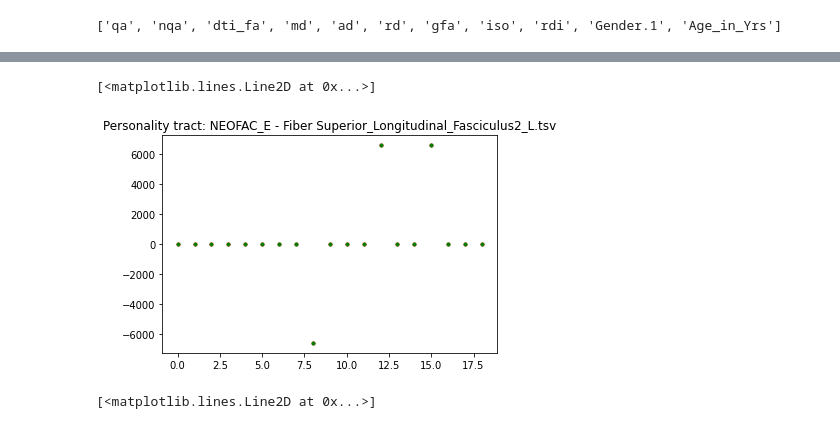
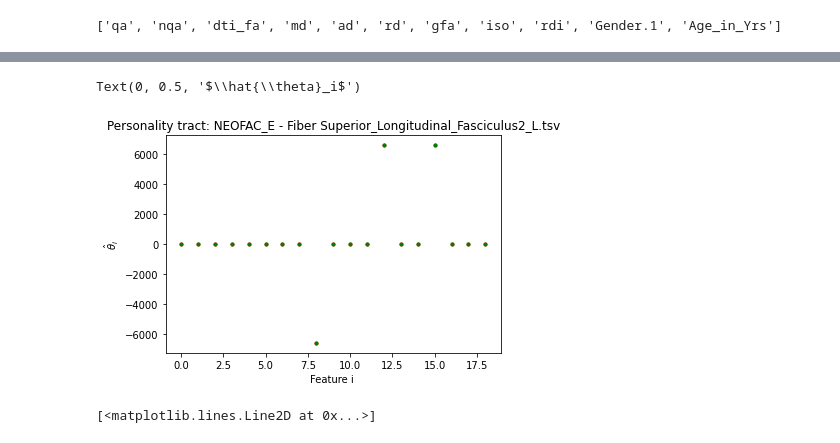
Before and after one commit to benedetta-mariani/BrainHack-Padova-2020, a Jupyter notebook: BrainHack_Padova.ipynb, the cells around one changed output, grey strips where cells are left out. Drawn from its saved outputs; the diff is of its cells as text; code cells hidden in the pictures.

```diff
--- a/BrainHack_Padova.ipynb
+++ b/BrainHack_Padova.ipynb
@@ -274,6 +284,8 @@ for r in range(len(files)):
     plt.figure()
     plt.title('Personality tract: %s - Fiber %s' %(t,f))
     plt.plot(model.coef_, 'r.')
+    plt.xlabel('Feature i ')
+    plt.ylabel(r'$\hat{\theta}_i$')
     plt.xticks(np.arange(0,len(col),1), labels = col)
 # %% [output]
 Tract Cingulum_Parahippocampal_R.tsv
@@ -293,6 +305,6 @@ print(col)
 # %% [output]
 ['qa', 'nqa', 'dti_fa', 'md', 'ad', 'rd', 'gfa', 'iso', 'rdi', 'Gender.1', 'Age_in_Yrs']
 # %%
-np.argsort(np.abs(model.coef_))[::-1]
-col[3], col[4], col[5]
+for r in np.argsort(np.abs(model.coef_))[::-1][:3]:
+  print(col[r])
 # %% [output]
@@ -320,0 +353,36 @@ plt.tight_layout()
+# %%
+import pandas as pd
+import numpy as np
+import matplotlib.pyplot as plt
+from sklearn import linear_model
+from mpl_toolkits.mplot3d import Axes3D
+
+x1 = Xnew[:,0]
+x2 = Xnew[:,1]
+x_pred = np.linspace(min(x1),max(x1), 50)
+y_pred = np.linspace(min(x2),max(x2), 50)
+xx_pred, yy_pred = np.meshgrid(x_pred, y_pred)
+model_viz = np.array([xx_pred.flatten(), yy_pred.flatten()]).T
+Y = y
+z = Y
+from sklearn import linear_model
+ols = linear_model.LinearRegression()
+model = ols.fit(Xnew[:,:2], Y)
+predicted = model.predict(model_viz)
+ypred = model.predict(Xnew[:,:2])
+fig = plt.figure(figsize = (20,6))
+ax1 = fig.add_subplot(131, projection='3d')
+ax1.plot(x1,x2, z, color='k', zorder=15, linestyle='none', marker='.', alpha=0.5)
+ax1.scatter(xx_pred.flatten(), yy_pred.flatten(), predicted, facecolor=(0,0,0,0), s=20, edgecolor='#70b3f0')
+ax1.locator_params(nbins=4, axis='x')
+ax1.set_xlabel('x1', fontsize=12)
+ax1.set_ylabel('x2', fontsize=12)
+ax1.set_zlabel('y', fontsize=12)
+ax1.locator_params(nbins=5, axis='x')
+
+for i in range(len(Xnew2)):
+  ax1.plot((Xnew2[i, 1+idx1], Xnew2[i, 1+idx1]),
+          (Xnew2[i, 1+idx2], Xnew2[i, 1+ idx2]),
+          (y[i], ypred[i]),
+          'k-', alpha=.5)
+ax1.view_init(elev=10, azim=250)
@@ -422,35 +511,37 @@ for r in range(len(files)):
     y = np.delete(y,idx2[0])
 
     X = np.array(X)
     Xnew = np.empty((X.shape[0]-1,X.shape[1]))
 
     for l in range(len(X[0])):
       Xnew[:,l] = np.delete(X[:,l], idx2[0])
 
     Xnew2 = sm2.add_constant(Xnew)
 
     model.fit(Xnew,y)
 
     theta_hat = ordinary_least_squares(Xnew2,y)
 
     y_hat = Xnew2 @ theta_hat
     ols = sm.OLS(y, Xnew2).fit()
 
 
 
     #print('Personality tract:', t)
     #print(model.score(Xnew,y)*100)
     #print(f"MSE = {np.mean((y - y_hat)**2):.2f}")
 
 
 plt.figure()
 plt.title('Personality tract: %s - Fiber %s' %(t,f))
 plt.plot(model.coef_, 'r.')
 plt.plot(ols.params[1:], 'g.')
 #plt.xticks(np.arange(0,len(col),1), labels = col)
+plt.xlabel('Feature i ')
+plt.ylabel(r'$\hat{\theta}_i$')
 # %% [output]
-[<matplotlib.lines.Line2D at 0x...>]
+Text(0, 0.5, '$\\hat{\\theta}_i$')
-[figure, old version]
+[figure, new version]
 # %%
 plt.plot(model.coef_, 'r.')
 # %% [output]
```
Also changed, not shown: parts of 52 cells of this notebook.
